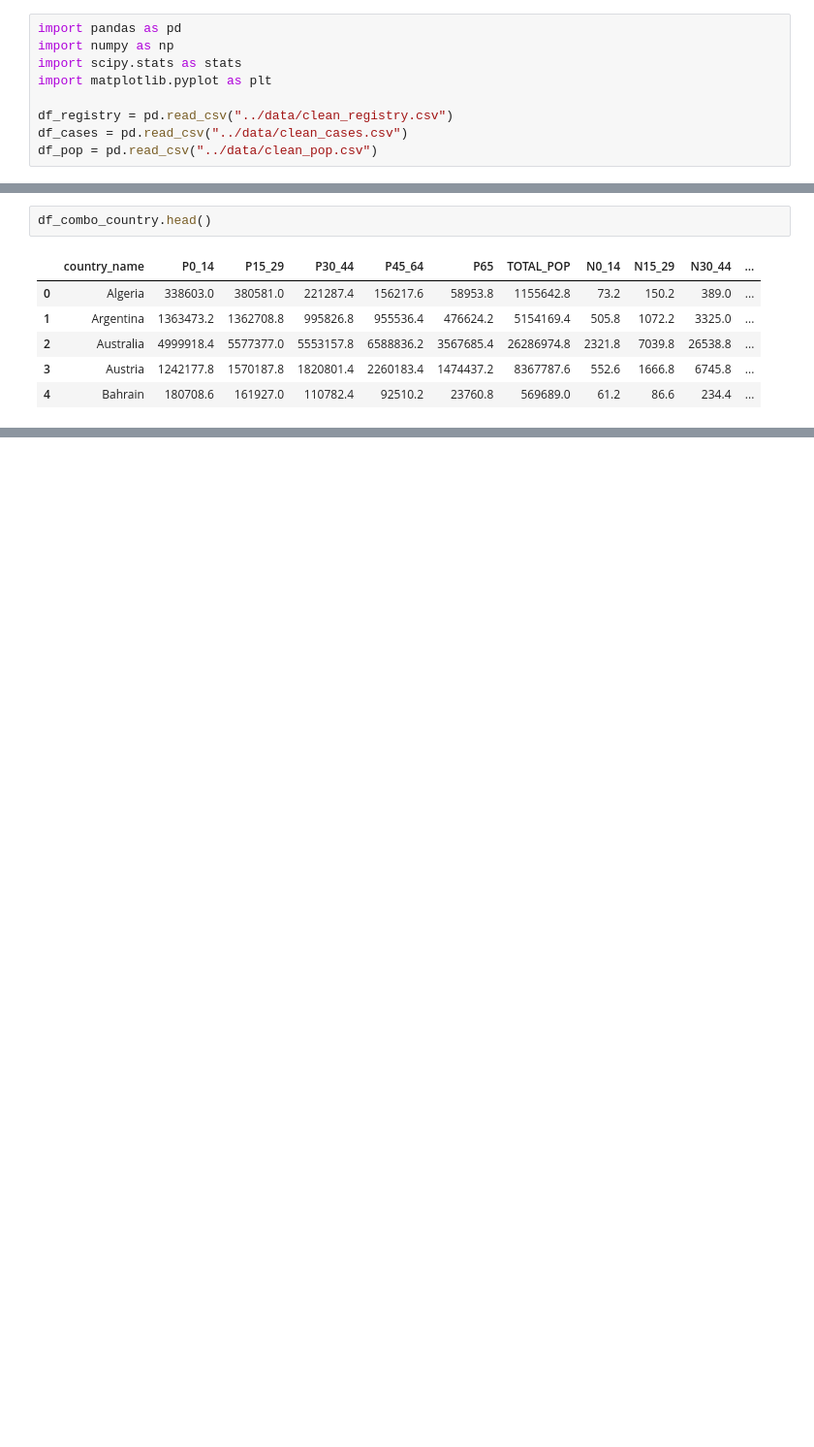
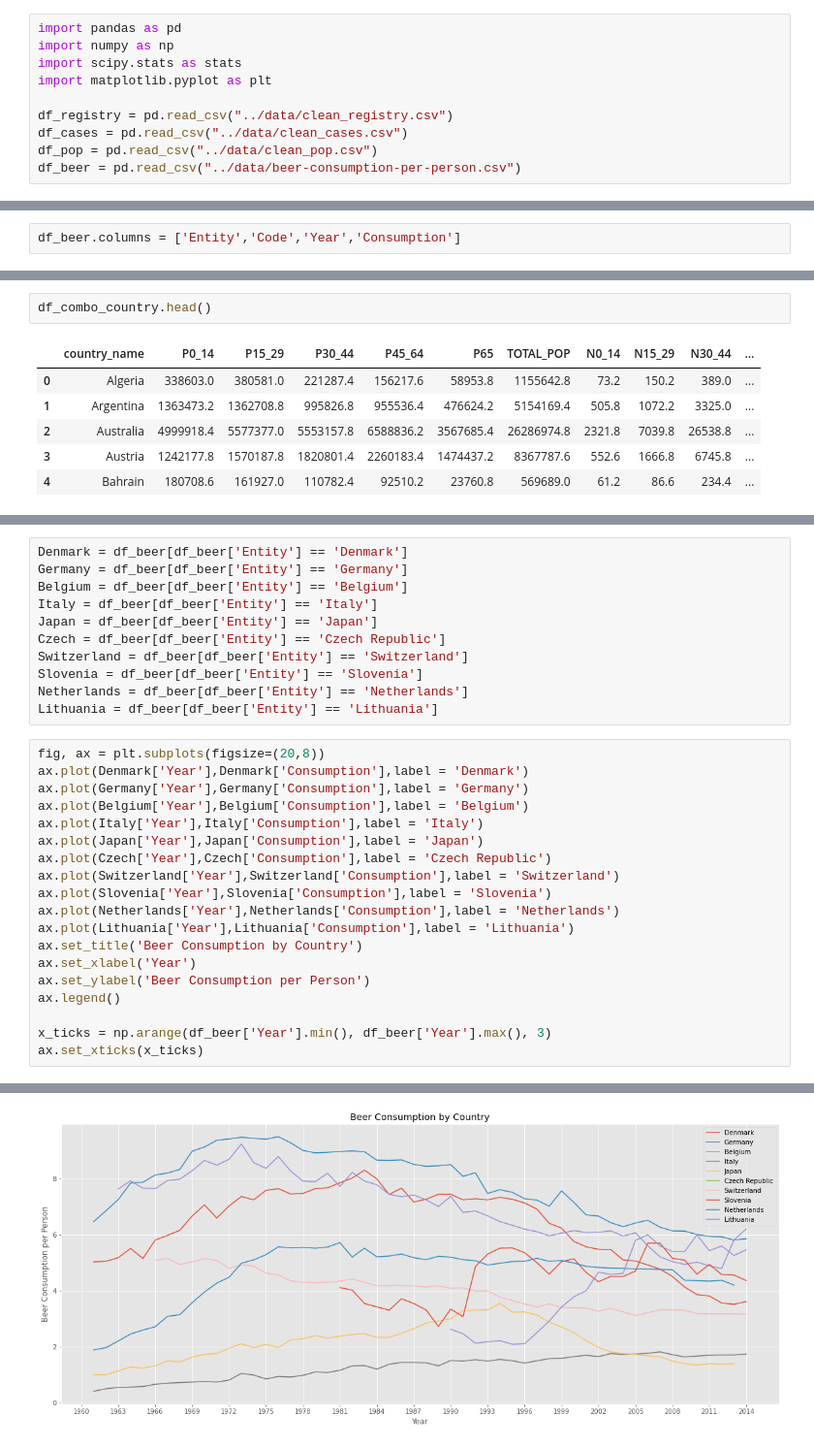
Before and after one commit to ChunLiuNY/beer-consumption-cancer-correlation, a Jupyter notebook: notebooks/data_munging.ipynb, the cells around one changed output, grey strips where cells are left out. Shown at 97% size. Cells and saved outputs as stored; diff of their text form; blank space fills up the shorter version.

```diff
--- a/notebooks/data_munging.ipynb
+++ b/notebooks/data_munging.ipynb
@@ -7,3 +7,4 @@ import matplotlib.pyplot as plt
 df_registry = pd.read_csv("../data/clean_registry.csv")
 df_cases = pd.read_csv("../data/clean_cases.csv")
 df_pop = pd.read_csv("../data/clean_pop.csv")
+df_beer = pd.read_csv("../data/beer-consumption-per-person.csv")
@@ -10,3 +15,5 @@ df_pop = pd.read_csv("../data/clean_pop.csv")
+# %%
+df_beer.columns = ['Entity','Code','Year','Consumption']
 # %%
 def df_by_registry(df):
     '''
@@ -89,0 +168,31 @@ Text(0.5, 1.0, 'Cancer Incidence p/Capita (2008-2012)')
+# %%
+Denmark = df_beer[df_beer['Entity'] == 'Denmark']
+Germany = df_beer[df_beer['Entity'] == 'Germany']
+Belgium = df_beer[df_beer['Entity'] == 'Belgium']
+Italy = df_beer[df_beer['Entity'] == 'Italy']
+Japan = df_beer[df_beer['Entity'] == 'Japan']
+Czech = df_beer[df_beer['Entity'] == 'Czech Republic']
+Switzerland = df_beer[df_beer['Entity'] == 'Switzerland']
+Slovenia = df_beer[df_beer['Entity'] == 'Slovenia']
+Netherlands = df_beer[df_beer['Entity'] == 'Netherlands']
+Lithuania = df_beer[df_beer['Entity'] == 'Lithuania']
+# %%
+fig, ax = plt.subplots(figsize=(20,8))
+ax.plot(Denmark['Year'],Denmark['Consumption'],label = 'Denmark')
+ax.plot(Germany['Year'],Germany['Consumption'],label = 'Germany')
+ax.plot(Belgium['Year'],Belgium['Consumption'],label = 'Belgium')
+ax.plot(Italy['Year'],Italy['Consumption'],label = 'Italy')
+ax.plot(Japan['Year'],Japan['Consumption'],label = 'Japan')
+ax.plot(Czech['Year'],Czech['Consumption'],label = 'Czech Republic')
+ax.plot(Switzerland['Year'],Switzerland['Consumption'],label = 'Switzerland')
+ax.plot(Slovenia['Year'],Slovenia['Consumption'],label = 'Slovenia')
+ax.plot(Netherlands['Year'],Netherlands['Consumption'],label = 'Netherlands')
+ax.plot(Lithuania['Year'],Lithuania['Consumption'],label = 'Lithuania')
+ax.set_title('Beer Consumption by Country')
+ax.set_xlabel('Year')
+ax.set_ylabel('Beer Consumption per Person')
+ax.legend()
+
+x_ticks = np.arange(df_beer['Year'].min(), df_beer['Year'].max(), 3)
+ax.set_xticks(x_ticks)
+# %% [output]
@@ -89,0 +218 @@ Text(0.5, 1.0, 'Cancer Incidence p/Capita (2008-2012)')
+[figure, added]
```
Also changed, not shown: parts of 37 cells of this notebook, 13 other files.
